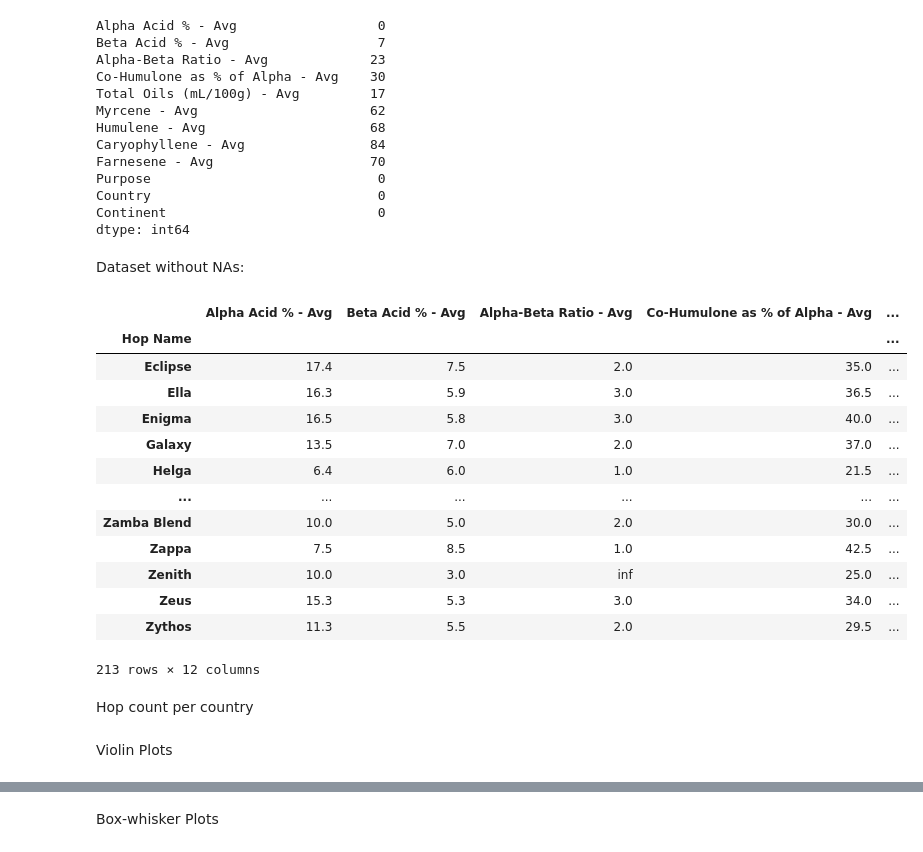
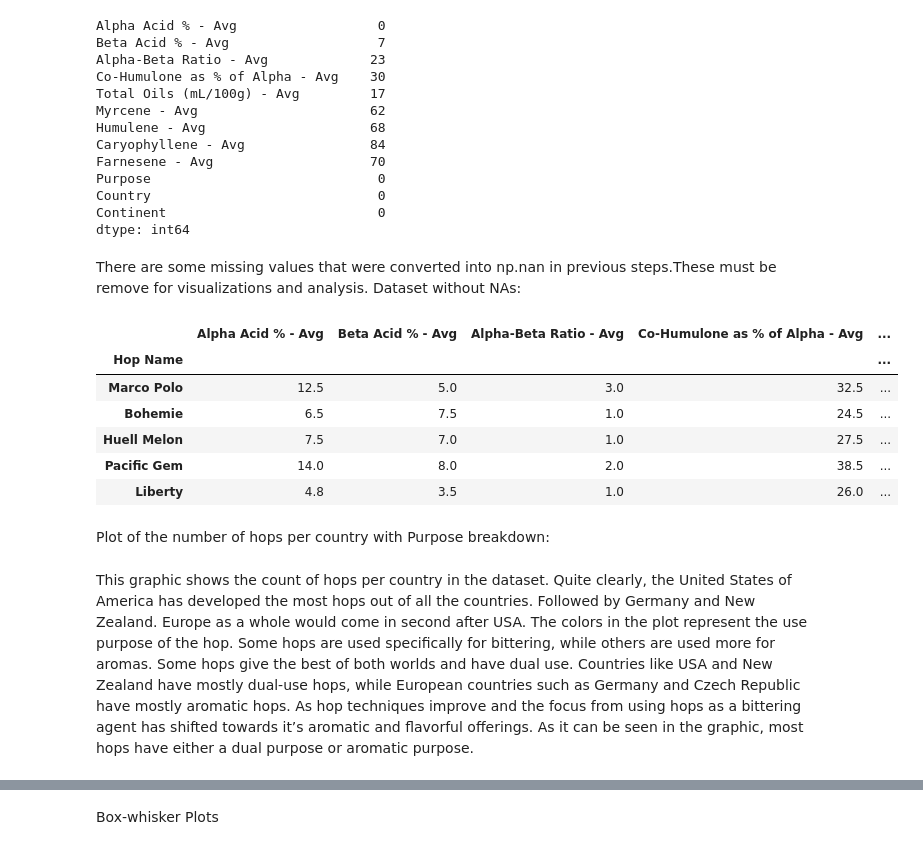
Before and after one commit to rc-9/Beer_Hops_Analysis, a Jupyter notebook: Visuals_Tomer.ipynb, the cells around one changed output, grey strips where cells are left out. Cells and saved outputs as stored; diff of their text form; code cells hidden in the pictures.

Commit message:
EDA and Visuals

```diff
--- a/Visuals_Tomer.ipynb
+++ b/Visuals_Tomer.ipynb
@@ -137,29 +136,21 @@ Purpose                             0
 Country                             0
 Continent                           0
 dtype: int64
-# %% [markdown]
-Dataset without NAs:
+# %% [markdown]
+There are some missing values that were converted into np.nan in previous steps.These must be remove for visualizations and analysis. Dataset without NAs:
 # %%
 hops_bv = hops_bv.dropna(axis=0)
-
-hops_bv
+hops_bv.sample(5)
 # %% [output]
 |  | Alpha Acid % - Avg | Beta Acid % - Avg | Alpha-Beta Ratio - Avg | Co-Humulone as % of Alpha - Avg | ... |
 | Hop Name |  |  |  |  | ... |
-| Eclipse | 17.4 | 7.5 | 2.0 | 35.0 | ... |
-| Ella | 16.3 | 5.9 | 3.0 | 36.5 | ... |
-| Enigma | 16.5 | 5.8 | 3.0 | 40.0 | ... |
-| Galaxy | 13.5 | 7.0 | 2.0 | 37.0 | ... |
-| Helga | 6.4 | 6.0 | 1.0 | 21.5 | ... |
-| ... | ... | ... | ... | ... | ... |
-| Zamba Blend | 10.0 | 5.0 | 2.0 | 30.0 | ... |
-| Zappa | 7.5 | 8.5 | 1.0 | 42.5 | ... |
-| Zenith | 10.0 | 3.0 | inf | 25.0 | ... |
-| Zeus | 15.3 | 5.3 | 3.0 | 34.0 | ... |
-| Zythos | 11.3 | 5.5 | 2.0 | 29.5 | ... |
+| Marco Polo | 12.5 | 5.0 | 3.0 | 32.5 | ... |
+| Bohemie | 6.5 | 7.5 | 1.0 | 24.5 | ... |
+| Huell Melon | 7.5 | 7.0 | 1.0 | 27.5 | ... |
+| Pacific Gem | 14.0 | 8.0 | 2.0 | 38.5 | ... |
+| Liberty | 4.8 | 3.5 | 1.0 | 26.0 | ... |
-213 rows × 12 columns
-# %% [markdown]
-Hop count per country
+# %% [markdown]
+Plot of the number of hops per country with Purpose breakdown:
 # %%
 fig = px.bar(hops_bv,
              x="Country",
@@ -179,5 +170,5 @@ fig.update_layout(title={
         'categoryorder': 'total descending'})
 fig.write_image("images/HopsPerCountry.png")
 fig.show()
-# %% [markdown]
-Violin Plots
+# %% [markdown]
+This graphic shows the count of hops per country in the dataset. Quite clearly, the United States of America has developed the most hops out of all the countries. Followed by Germany and New Zealand. Europe as a whole would come in second after USA. The colors in the plot represent the use purpose of the hop. Some hops are used specifically for bittering, while others are used more for aromas. Some hops give the best of both worlds and have dual use. Countries like USA and New Zealand have mostly dual-use hops, while European countries such as Germany and Czech Republic have mostly aromatic hops. As hop techniques improve and the focus from using hops as a bittering agent has shifted towards it’s aromatic and flavorful offerings. As it can be seen in the graphic, most hops have either a dual purpose or aromatic purpose.
```
Also changed, not shown: parts of 55 cells of this notebook.
